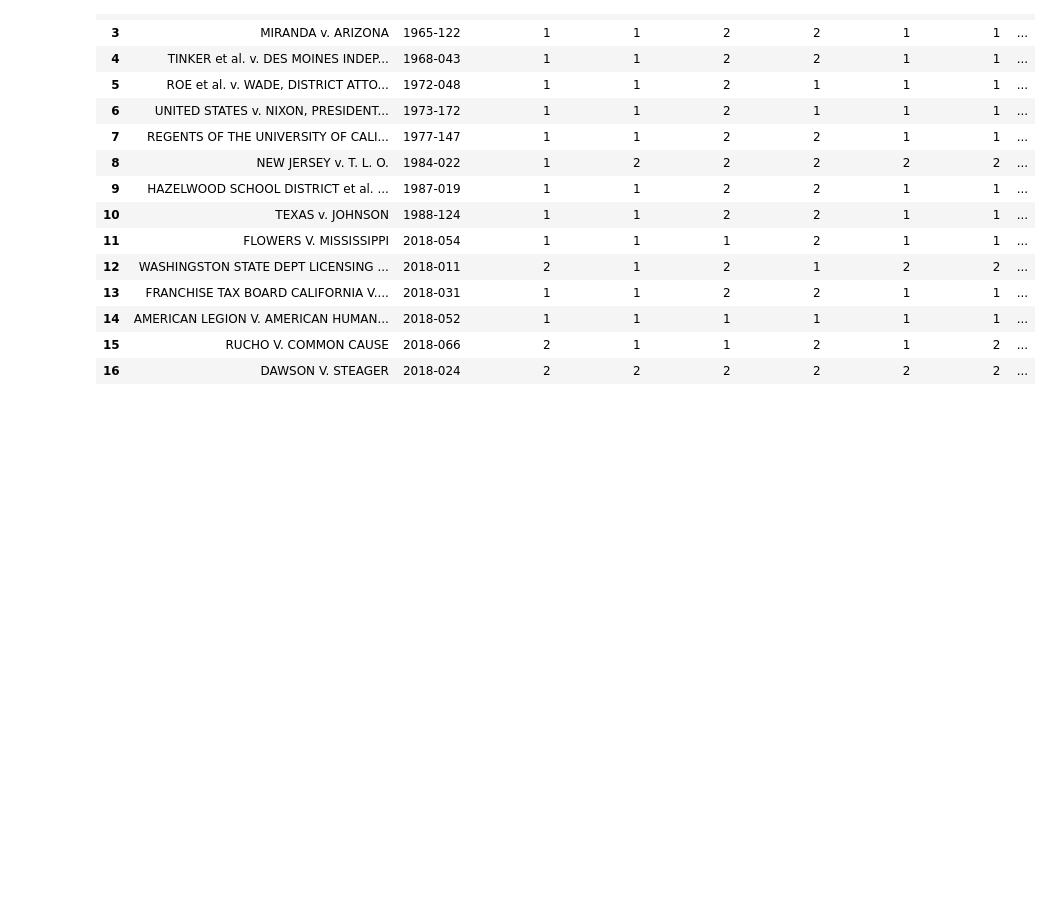
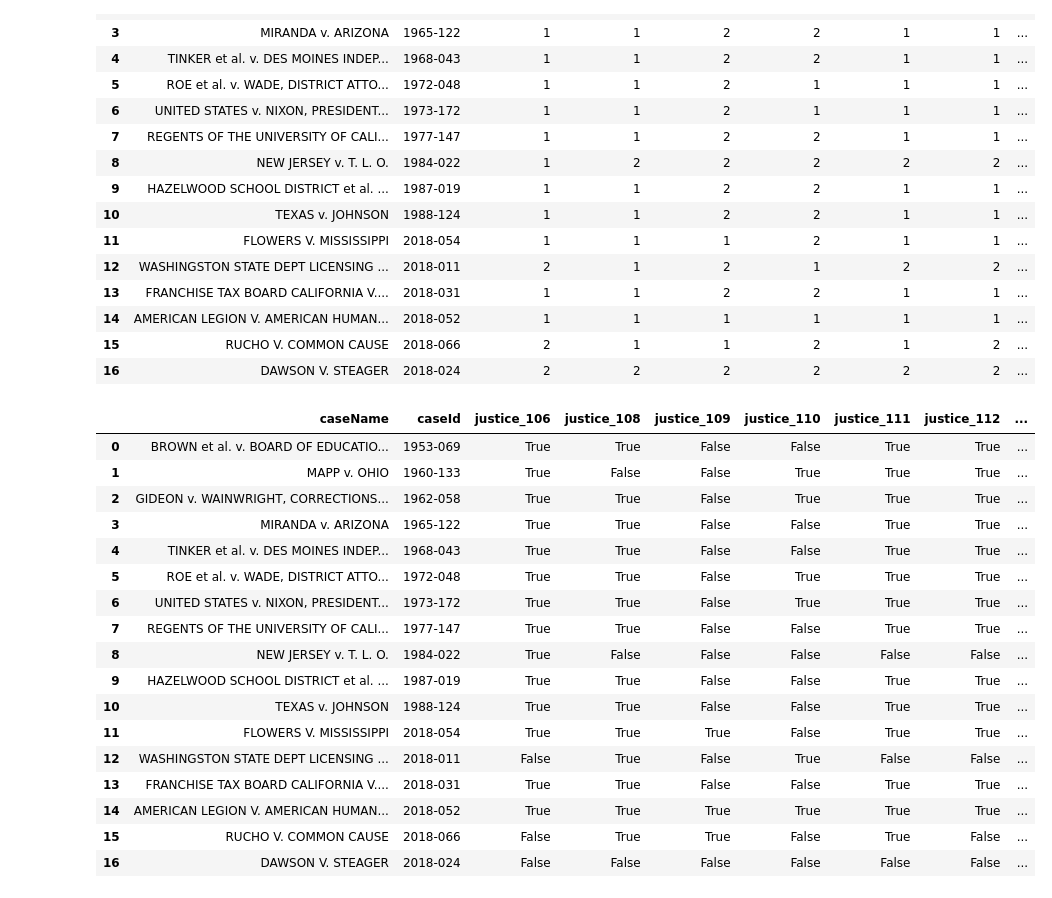
Before and after one commit to emilyt1985/SCOTUS, a Jupyter notebook: MachineLearning/Predicting_Court_Cases.ipynb, the cells around one changed output. Drawn from its saved outputs; the diff is of its cells as text; code cells hidden in the pictures; blank space fills up the shorter version.

Commit message:
adding boolean version of case predictions

```diff
--- a/MachineLearning/Predicting_Court_Cases.ipynb
+++ b/MachineLearning/Predicting_Court_Cases.ipynb
@@ -226,10 +203,8 @@ mode
 # %%
-# *** finish code logic to populate predictedDirection column ***
-# prediction_df["predictedDirection"] =
-
+# add in predicted and actual decision directions as columns
 prediction_df["predictedDirection"] = prediction_df.filter(like="justice").mode(axis=1)
 
-prediction_df["decisionDirection"] = df_predict["decisionDirection"]
+prediction_df["decisionDirection"] = df_predict["decisionDirection"].astype(int)
 prediction_df
 # %% [output]
 |  | caseName | caseId | justice_106 | justice_108 | justice_109 | justice_110 | justice_111 | justice_112 | ... |
@@ -253,3 +228,31 @@ prediction_df
 # %%
 # write to csv for plotting in tableau
 prediction_df.to_csv("../Resources/case_predictions.csv", index=False)
+# %%
+# create version of df to boolean (for tableau viz) where conservative is True, liberal is False
+cols = ["justice_106", "justice_108", "justice_109",
+        "justice_110", "justice_111", "justice_112",
+        "justice_113", "justice_114", "justice_115",
+        "predictedDirection","decisionDirection"]
+bool_predictions = prediction_df
+bool_predictions[cols] = bool_predictions[cols].where(bool_predictions[cols] == 1, 0).astype(bool)
+bool_predictions
+# %% [output]
+|  | caseName | caseId | justice_106 | justice_108 | justice_109 | justice_110 | justice_111 | justice_112 | ... |
+| 0 | BROWN et al. v. BOARD OF EDUCATIO... | 1953-069 | True | True | False | False | True | True | ... |
+| 1 | MAPP v. OHIO | 1960-133 | True | False | False | True | True | True | ... |
+| 2 | GIDEON v. WAINWRIGHT, CORRECTIONS... | 1962-058 | True | True | False | True | True | True | ... |
+| 3 | MIRANDA v. ARIZONA | 1965-122 | True | True | False | False | True | True | ... |
+| 4 | TINKER et al. v. DES MOINES INDEP... | 1968-043 | True | True | False | False | True | True | ... |
+| 5 | ROE et al. v. WADE, DISTRICT ATTO... | 1972-048 | True | True | False | True | True | True | ... |
+| 6 | UNITED STATES v. NIXON, PRESIDENT... | 1973-172 | True | True | False | True | True | True | ... |
+| 7 | REGENTS OF THE UNIVERSITY OF CALI... | 1977-147 | True | True | False | False | True | True | ... |
+| 8 | NEW JERSEY v. T. L. O. | 1984-022 | True | False | False | False | False | False | ... |
+| 9 | HAZELWOOD SCHOOL DISTRICT et al. ... | 1987-019 | True | True | False | False | True | True | ... |
+| 10 | TEXAS v. JOHNSON | 1988-124 | True | True | False | False | True | True | ... |
+| 11 | FLOWERS V. MISSISSIPPI | 2018-054 | True | True | True | False | True | True | ... |
+| 12 | WASHINGSTON STATE DEPT LICENSING ... | 2018-011 | False | True | False | True | False | False | ... |
+| 13 | FRANCHISE TAX BOARD CALIFORNIA V.... | 2018-031 | True | True | False | False | True | True | ... |
+| 14 | AMERICAN LEGION V. AMERICAN HUMAN... | 2018-052 | True | True | True | True | True | True | ... |
+| 15 | RUCHO V. COMMON CAUSE | 2018-066 | False | True | True | False | True | False | ... |
+| 16 | DAWSON V. STEAGER | 2018-024 | False | False | False | False | False | False | ... |
```
Also changed, not shown: parts of 2 cells of this notebook, 1 other file.
